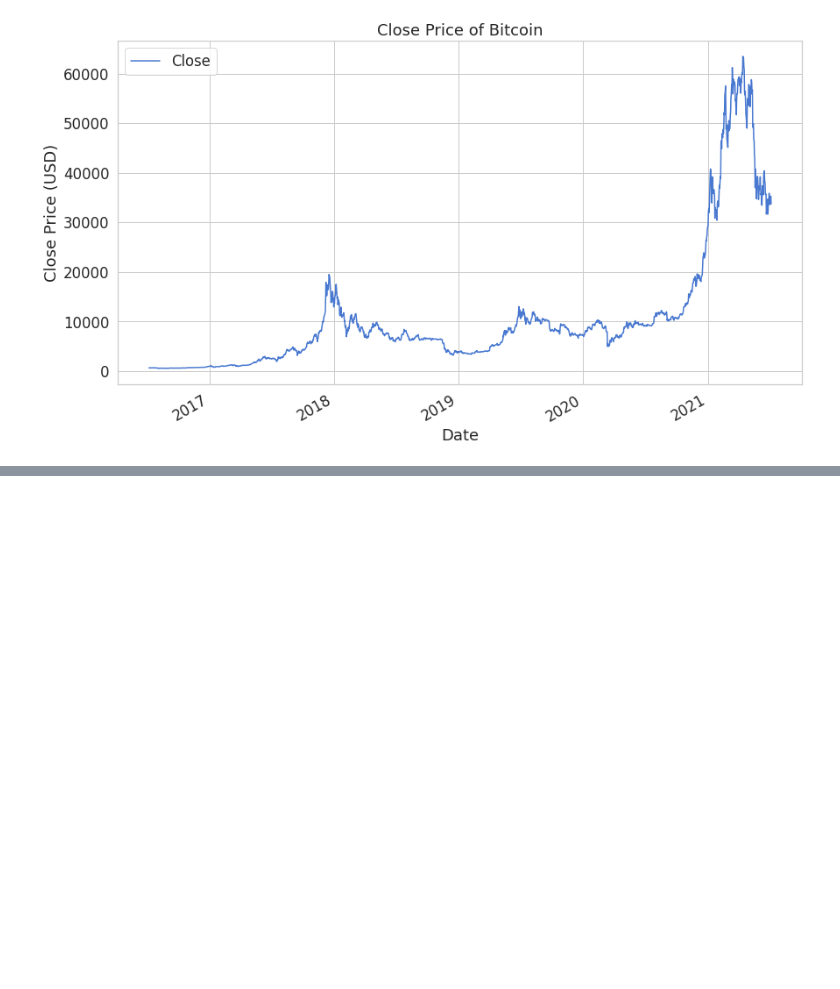
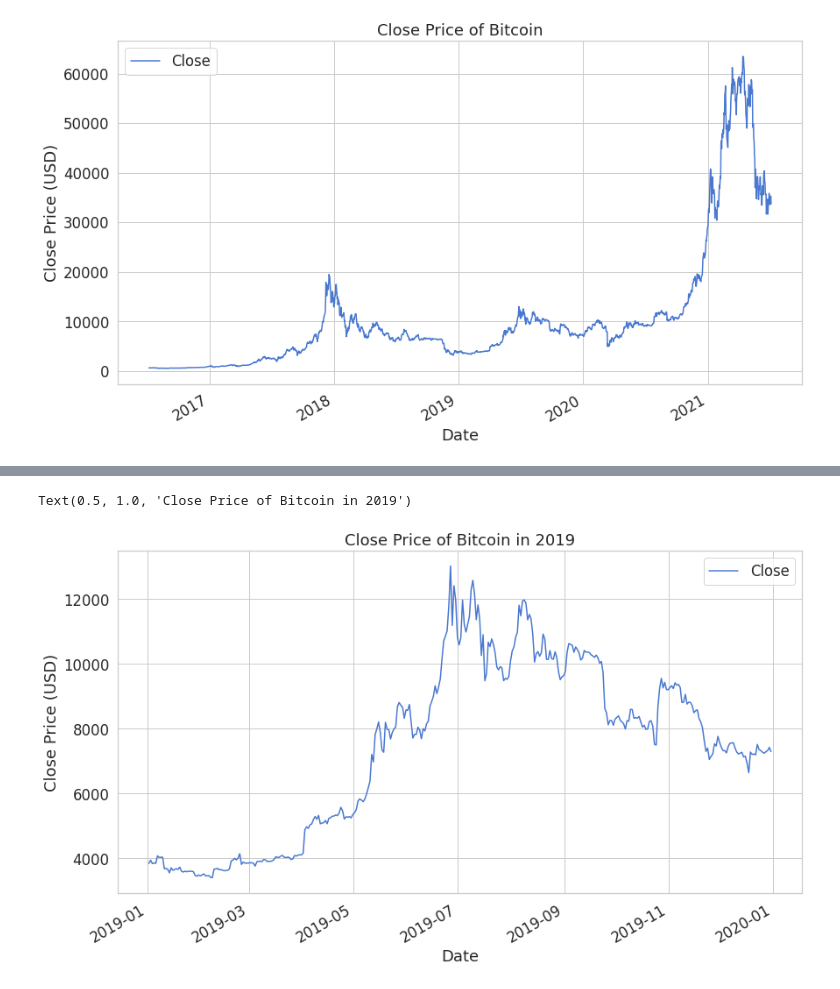
Before and after one commit to LaviJ/Cryptocurrency-Analysis, a Jupyter notebook: Exploratory Data Analysis/EDA_Bitcoin.ipynb, the cells around one changed output, grey strips where cells are left out. Drawn from its saved outputs; the diff is of its cells as text; code cells hidden in the pictures; blank space fills up the shorter version.

```diff
--- a/Exploratory Data Analysis/EDA_Bitcoin.ipynb
+++ b/Exploratory Data Analysis/EDA_Bitcoin.ipynb
@@ -173,0 +215,11 @@ ax.set_title("2020 Bitcoin Volatility: " + str_vol + "%" )
+# %%
+# Filter the dates for the year 2019
+start_date = "2019-01-01"
+end_date = "2019-12-31"
+
+after_start_date = df["Date"] >= start_date
+before_end_date = df["Date"] <= end_date
+between_two_dates = after_start_date & before_end_date
+year_2019 = df.loc[between_two_dates]
+
+print(year_2019)
@@ -173,0 +241,4 @@ ax.set_title("2020 Bitcoin Volatility: " + str_vol + "%" )
+# %%
+# Create a new dataframe showing only 2019
+df_2019 = pd.DataFrame(data=year_2019)
+df_2019.head()
@@ -173,0 +252,9 @@ ax.set_title("2020 Bitcoin Volatility: " + str_vol + "%" )
+# %%
+# Visualize the Bitcoin close price for 2019
+ax = df_2019.plot(x='Date', y='Close');
+ax.set_xlabel("Date")
+ax.set_ylabel("Close Price (USD)")
+ax.set_title("Close Price of Bitcoin in 2019")
+# %% [output]
+Text(0.5, 1.0, 'Close Price of Bitcoin in 2019')
+[figure, added]
```
Also changed, not shown: parts of 24 cells of this notebook.
